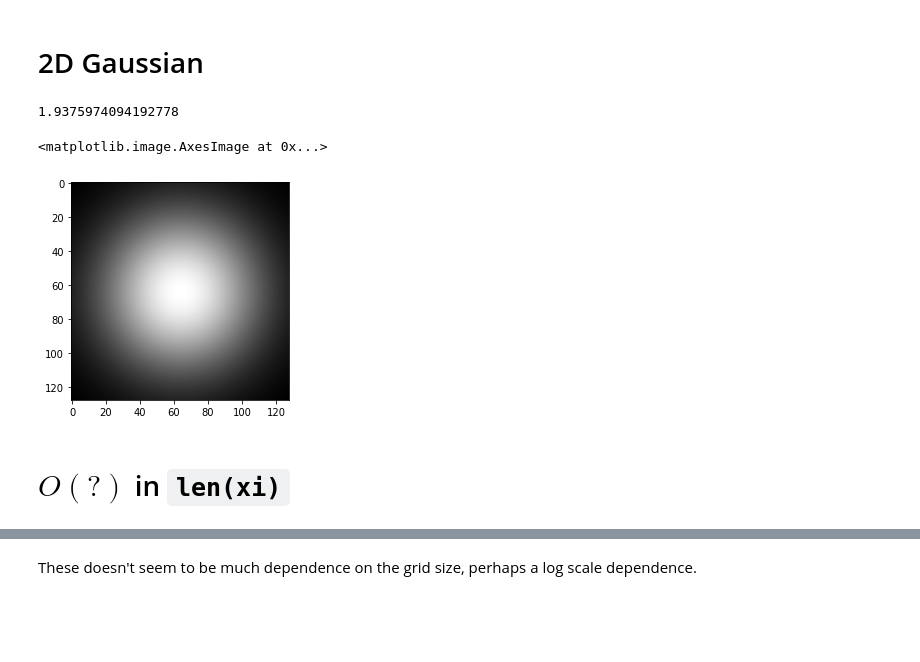
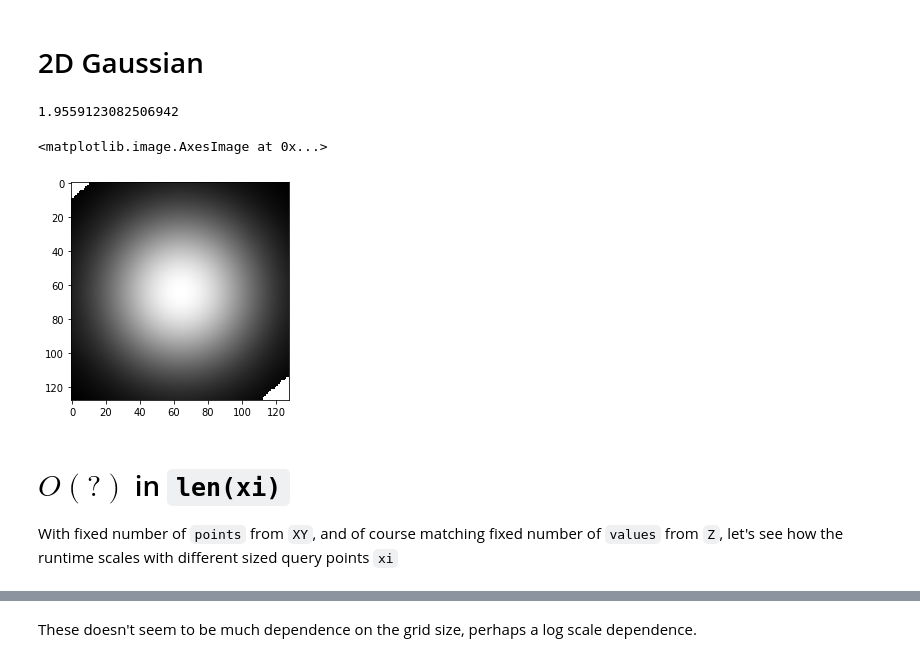
Before and after one commit to geoffwoollard/learn_cryoem_math, a Jupyter notebook: nb/interpolate.ipynb, the cells around one changed output, grey strips where cells are left out. Saved outputs shown, nothing was run; the diff lists cells and outputs as text; code cells hidden in the pictures; blank space fills up the shorter version.

```diff
--- a/nb/interpolate.ipynb
+++ b/nb/interpolate.ipynb
@@ -28,7 +28,7 @@ def doplt(arr2d): return(plt.imshow(arr2d,cmap='gray'))
 # %% [markdown]
 # 2D Gaussian
 # %%
-n_values=10**4
+n_values=500
 np.random.seed(0)
 XY = np.random.multivariate_normal(mean=(0,0),cov=np.eye(2),size=n_values)
 percentile = np.percentile(np.abs(XY.flatten()),q=95)
@@ -36,22 +36,23 @@ good_idx = (np.abs(XY) > percentile).sum(1)==0
 abs_max = np.abs(XY[good_idx]).max()
 # XY = XY[good_idx]
 Z = np.exp(-(XY**2).sum(1)/2)
-
 abs_max
 # %% [output]
-1.9375974094192778
+1.9559123082506942
 # %%
 n_grid = 128
 xi = coords.coords_n_by_d(np.arange(start=-n_grid//2,stop=n_grid//2),d=2) #/ (n_grid//2)
 xi_match = xi / (n_grid//2) * abs_max # [-1,1)
-Z_grid = griddata(points=XY,values=Z,xi=xi_match)
+Z_grid = griddata(points=XY,values=Z,xi=xi_match,method='cubic')
 
 doplt(Z_grid.reshape(n_grid,n_grid))
 # %% [output]
 <matplotlib.image.AxesImage at 0x...>
-[figure, old version]
+[figure, new version]
-# %% [markdown]
-# $O(?)$ in `len(xi)`
+# %% [markdown]
+# $O(?)$ in `len(xi)`
+
+With fixed number of `points` from `XY`, and of course matching fixed number of `values` from `Z`, let's see how the runtime scales with different sized query points `xi`
 # %%
 for n_grid in [64,128,256,512,1024]:
   xi = coords.coords_n_by_d(np.arange(start=-n_grid//2,stop=n_grid//2),d=2) #/ (n_grid//2)
```
Also changed, not shown: parts of 31 cells of this notebook.
